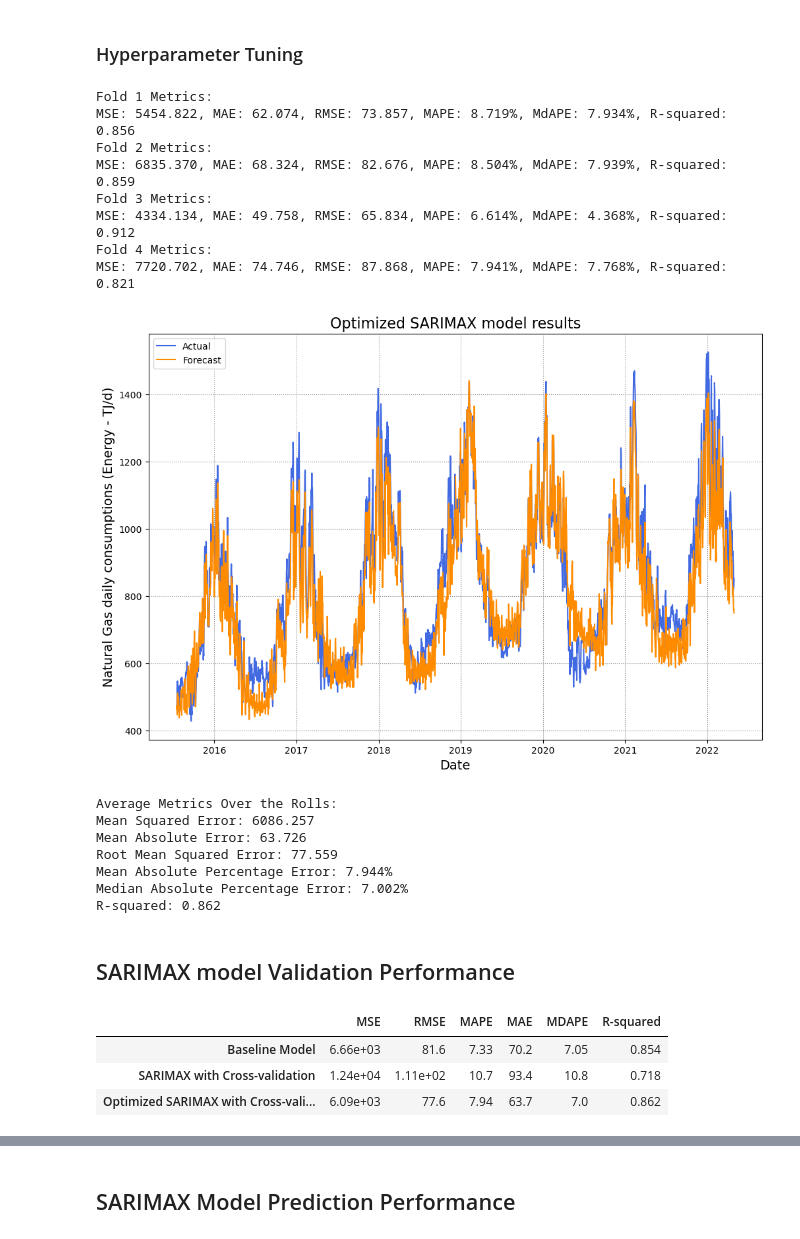
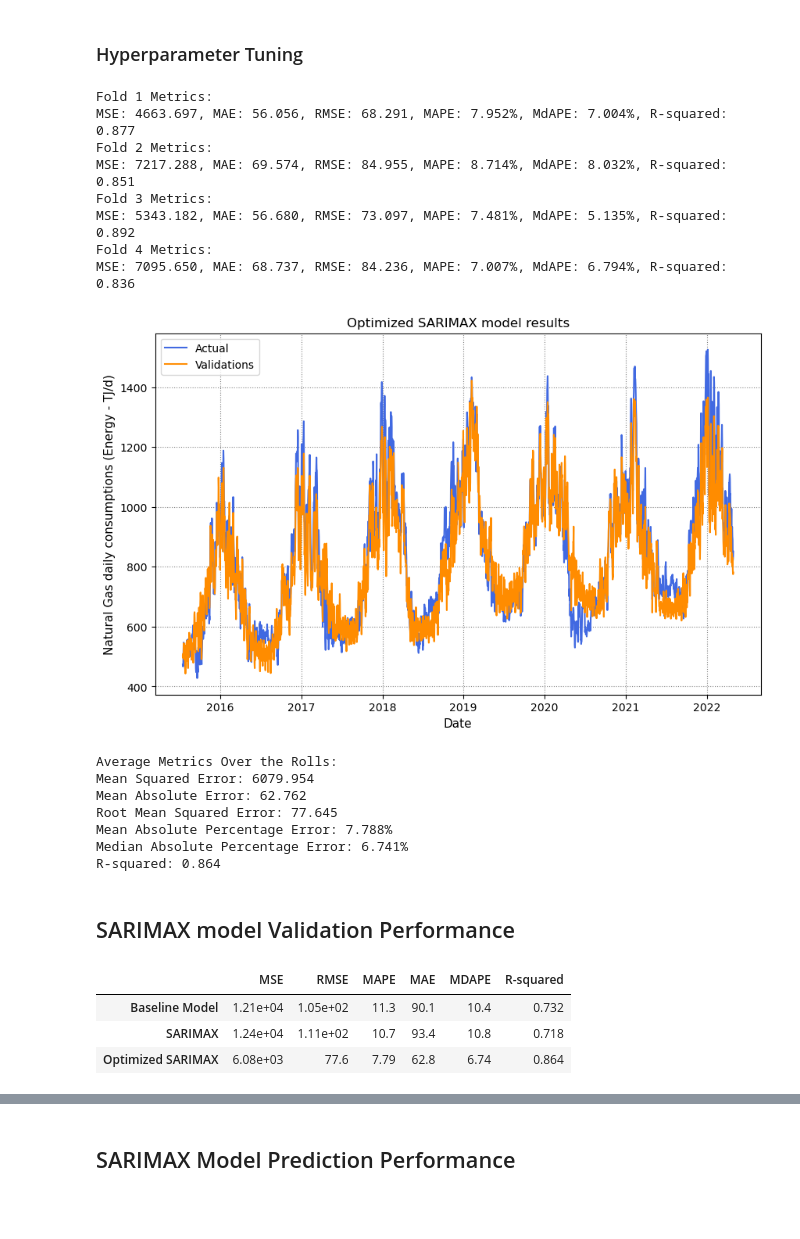
Before and after one commit to Nathan-13/Capstone-Project_Predicting-Natural-Gas-Consumption, a Jupyter notebook: notebooks/model_sarimax.ipynb, the cells around one changed output, grey strips where cells are left out. Saved outputs shown, nothing was run; the diff lists cells and outputs as text; code cells hidden in the pictures; blank space fills up the shorter version.

Commit message:
Commit Sarimax

```diff
--- a/notebooks/model_sarimax.ipynb
+++ b/notebooks/model_sarimax.ipynb
@@ -195,15 +206,15 @@ class SARIMAXPredictor(BaseEstimator, TransformerMixin):
 
             # Plot the forecast and test data for this fold
             plt.plot(test_data.index, test_data['NG_DEMAND'], color='royalblue', label='Actual')
-            plt.plot(test_data.index, forecast_mean, color='darkorange', label='Prediction')
+            plt.plot(test_data.index, forecast_mean, color='darkorange', label='Validation')
 
             print(f"Fold {i+1} Metrics:")
             print(f"MSE: {mse:.3f}, MAE: {mae:.3f}, RMSE: {rmse:.3f}, MAPE: {mape:.3f}%, MdAPE: {mdape:.3f}%, R-squared: {r2:.3f}")
 
         # Show the plot with a legend
-        plt.title('SARIMAX model results with Cross-Validation', fontsize=16)
-        plt.xlabel('Date', fontsize=14)
-        plt.ylabel('Natural Gas daily demand (Energy - TJ/d)', fontsize=14)
+        plt.title('SARIMAX model results with Cross-Validation', fontsize=12)
+        plt.xlabel('Date', fontsize=11)
+        plt.ylabel('Natural Gas daily demand (Energy - TJ/d)', fontsize=11)
         # Only add the legend once
         handles, labels = plt.gca().get_legend_handles_labels()
         by_label = dict(zip(labels, handles))
@@ -329,7 +340,7 @@ with open('../models/optimized_sarimax_model.pkl', 'rb') as file:
     loaded_model = pickle.load(file)
 
 # Create a figure before the loop
-plt.figure(figsize=(12, 8))
+plt.figure(figsize=(10, 6))
 
 fold_metrics = []
 
@@ -350,52 +361,60 @@ for i, (train_index, test_index) in enumerate(tscv.split(X)):
     print(f"Fold {i+1} Metrics:")
     print(f"MSE: {mse:.3f}, MAE: {mae:.3f}, RMSE: {rmse:.3f}, MAPE: {mape:.3f}%, MdAPE: {mdape:.3f}%, R-squared: {r2:.3f}")
 
     # Plot the forecast and actuals
     plt.plot(data.iloc[test_index]['DATE'], y_test, color='royalblue', label='Actual')
-    plt.plot(data.iloc[test_index]['DATE'], y_pred, color='darkorange', label='Forecast')
+    plt.plot(data.iloc[test_index]['DATE'], y_pred, color='darkorange', label='Validations')
 
 # Add title, labels, and legend after the loop
-plt.title('Optimized SARIMAX model results', fontsize=14)
-plt.xlabel('Date', fontsize=12)
-plt.ylabel('Natural Gas daily consumptions (Energy - TJ/d)', fontsize=12)
+plt.title('Optimized SARIMAX model results', fontsize=12)
+plt.xlabel('Date', fontsize=11)
+plt.ylabel('Natural Gas daily consumptions (Energy - TJ/d)', fontsize=11)
 
 # Only add the legend once
 handles, labels = plt.gca().get_legend_handles_labels()
 by_label = dict(zip(labels, handles))
 plt.legend(by_label.values(), by_label.keys())
 
 plt.grid(linestyle=":", color='grey')
 plt.show()
 
 # Calculate and print the average evaluation metrics across all folds
 average_optimized_metrics = np.mean(fold_metrics, axis=0)
 print(f'\nAverage Metrics Over the Rolls:')
 print(f"Mean Squared Error: {average_optimized_metrics[0]:.3f}")
 print(f"Mean Absolute Error: {average_optimized_metrics[1]:.3f}")
 print(f"Root Mean Squared Error: {average_optimized_metrics[2]:.3f}")
 print(f"Mean Absolute Percentage Error: {average_optimized_metrics[3]:.3f}%")
 print(f"Median Absolute Percentage Error: {average_optimized_metrics[4]:.3f}%")
 print(f"R-squared: {average_optimized_metrics[5]:.3f}")
 # %% [output]
 Fold 1 Metrics:
-MSE: 5454.822, MAE: 62.074, RMSE: 73.857, MAPE: 8.719%, MdAPE: 7.934%, R-squared: 0.856
+MSE: 4663.697, MAE: 56.056, RMSE: 68.291, MAPE: 7.952%, MdAPE: 7.004%, R-squared: 0.877
 Fold 2 Metrics:
-MSE: 6835.370, MAE: 68.324, RMSE: 82.676, MAPE: 8.504%, MdAPE: 7.939%, R-squared: 0.859
+MSE: 7217.288, MAE: 69.574, RMSE: 84.955, MAPE: 8.714%, MdAPE: 8.032%, R-squared: 0.851
 Fold 3 Metrics:
-MSE: 4334.134, MAE: 49.758, RMSE: 65.834, MAPE: 6.614%, MdAPE: 4.368%, R-squared: 0.912
+MSE: 5343.182, MAE: 56.680, RMSE: 73.097, MAPE: 7.481%, MdAPE: 5.135%, R-squared: 0.892
 Fold 4 Metrics:
-MSE: 7720.702, MAE: 74.746, RMSE: 87.868, MAPE: 7.941%, MdAPE: 7.768%, R-squared: 0.821
+MSE: 7095.650, MAE: 68.737, RMSE: 84.236, MAPE: 7.007%, MdAPE: 6.794%, R-squared: 0.836
-[figure, old version]
+[figure, new version]
 Average Metrics Over the Rolls:
-Mean Squared Error: 6086.257
-Mean Absolute Error: 63.726
-Root Mean Squared Error: 77.559
-Mean Absolute Percentage Error: 7.944%
-Median Absolute Percentage Error: 7.002%
-R-squared: 0.862
+Mean Squared Error: 6079.954
+Mean Absolute Error: 62.762
+Root Mean Squared Error: 77.645
+Mean Absolute Percentage Error: 7.788%
+Median Absolute Percentage Error: 6.741%
+R-squared: 0.864
 # %% [markdown]
 ## SARIMAX model Validation Performance
 # %%
+# Accessing individual metrics for Baseline model with cross-validation
+mse_baseline_cv = avg_baseline_metrics[0]
+mae_baseline_cv= avg_baseline_metrics[1]
+rmse_baseline_cv = avg_baseline_metrics[2]
+mape_baseline_cv = avg_baseline_metrics[3]
+mdape_baseline_cv = avg_baseline_metrics[4]
+r2_baseline_cv = avg_baseline_metrics[5]
+
 # Accessing individual metrics for SARIMAX model with cross-validation
 mse_sarimax_cv = average_metrics[0]
 mae_sarimax_cv= average_metrics[1]
@@ -413,7 +432,7 @@ mdape_sarimax_hy = average_optimized_metrics[4]
 r2_sarimax_hy = average_optimized_metrics[5]
 
 # Define the metrics for the model
-metrics_baseline_model = [mse_bm, rmse_bm, mape_bm, mae_bm, mdape_bm, r2_bm]
+metrics_baseline_cv = [mse_baseline_cv, rmse_baseline_cv, mape_baseline_cv, mae_baseline_cv, mdape_baseline_cv, r2_baseline_cv]
 metrics_sarimax_cv = [mse_sarimax_cv, rmse_sarimax_cv, mape_sarimax_cv, mae_sarimax_cv, mdape_sarimax_cv, r2_sarimax_cv]
 metrics_sarimax_hy = [mse_sarimax_hy, rmse_sarimax_hy, mape_sarimax_hy, mae_sarimax_hy, mdape_sarimax_hy, r2_sarimax_hy]
 
@@ -421,8 +440,8 @@ metrics_sarimax_hy = [mse_sarimax_hy, rmse_sarimax_hy, mape_sarimax_hy, mae_sari
 labels = ['MSE', 'RMSE', 'MAPE', 'MAE', 'MDAPE', 'R-squared']
 
 # Create a DataFrame to store the metrics
-df_metrics_sarimax = pd.DataFrame({'Baseline Model': metrics_baseline_model, 'SARIMAX with Cross-validation': metrics_sarimax_cv,
-                                'Optimized SARIMAX with Cross-validation': metrics_sarimax_hy}, index=labels)
+df_metrics_sarimax = pd.DataFrame({'Baseline Model': metrics_baseline_cv, 'SARIMAX': metrics_sarimax_cv,
+                                'Optimized SARIMAX': metrics_sarimax_hy}, index=labels)
 
 # Transpose the DataFrame
 df_metrics_sarimax = df_metrics_sarimax.transpose()
@@ -431,6 +450,6 @@ df_metrics_sarimax = df_metrics_sarimax.applymap(lambda x: f'{x: .3}')
 df_metrics_sarimax.head(10)
 # %% [output]
 |  | MSE | RMSE | MAPE | MAE | MDAPE | R-squared |
-| Baseline Model | 6.66e+03 | 81.6 | 7.33 | 70.2 | 7.05 | 0.854 |
-| SARIMAX with Cross-validation | 1.24e+04 | 1.11e+02 | 10.7 | 93.4 | 10.8 | 0.718 |
-| Optimized SARIMAX with Cross-vali... | 6.09e+03 | 77.6 | 7.94 | 63.7 | 7.0 | 0.862 |
+| Baseline Model | 1.21e+04 | 1.05e+02 | 11.3 | 90.1 | 10.4 | 0.732 |
+| SARIMAX | 1.24e+04 | 1.11e+02 | 10.7 | 93.4 | 10.8 | 0.718 |
+| Optimized SARIMAX | 6.08e+03 | 77.6 | 7.79 | 62.8 | 6.74 | 0.864 |
```
Also changed, not shown: parts of 9 cells of this notebook, 2 other files.
